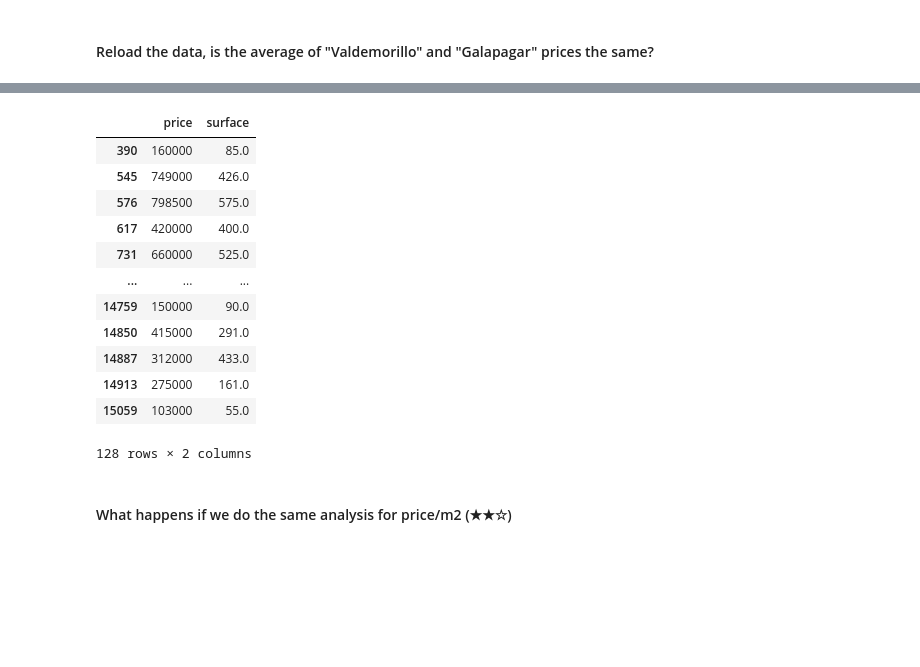
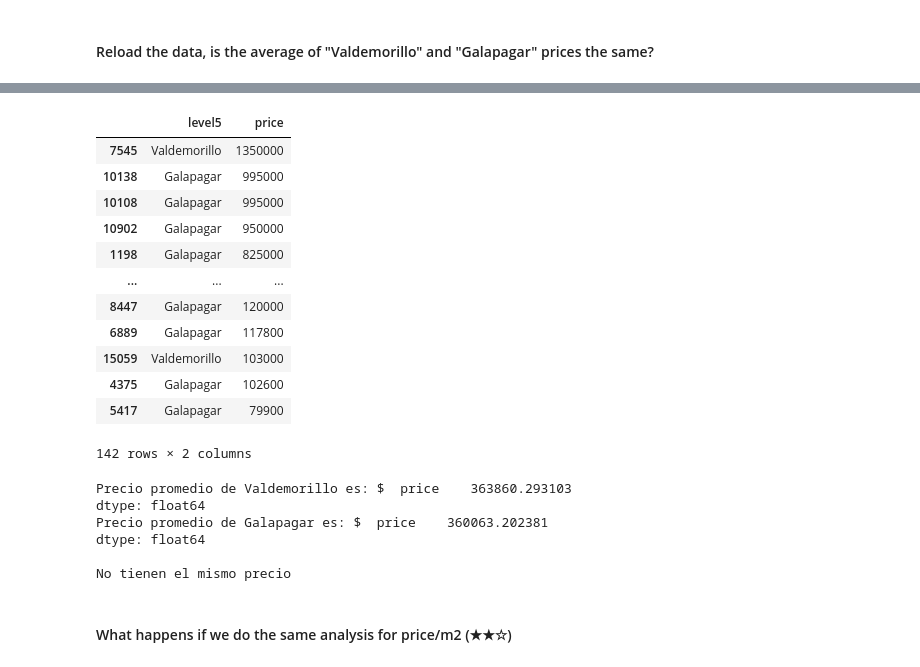
Before and after one commit to 4GeeksAcademy/realestate-datacleanup-exercise, a Jupyter notebook: project.ipynb, the cells around one changed output, grey strips where cells are left out. Drawn from its saved outputs; the diff is of its cells as text; code cells hidden in the pictures; blank space fills up the shorter version.

```diff
--- a/project.ipynb
+++ b/project.ipynb
@@ -345,20 +313,37 @@ memory usage: 6.7 KB
-# %%
-filtro = df[df['level5'].isin(('Valdemorillo', 'Galapagar'))]
-filtro[[ 'price', 'surface']].dropna()
-# %% [output]
-|  | price | surface |
-| 390 | 160000 | 85.0 |
-| 545 | 749000 | 426.0 |
-| 576 | 798500 | 575.0 |
-| 617 | 420000 | 400.0 |
-| 731 | 660000 | 525.0 |
-| ... | ... | ... |
-| 14759 | 150000 | 90.0 |
-| 14850 | 415000 | 291.0 |
-| 14887 | 312000 | 433.0 |
-| 14913 | 275000 | 161.0 |
-| 15059 | 103000 | 55.0 |
-128 rows × 2 columns
+# %%
+prueba3= df[df['level5'] == 'Valdemorillo']
+prueba4= df[df['level5'] == 'Galapagar']
+prueba3 = pd.DataFrame(prueba3)
+prueba4 = pd.DataFrame(prueba4)
+prueba5= pd.concat([prueba3, prueba4])
+prueba6= prueba5[['level5', 'price']].sort_values(by='price', ascending=False)
+prueba6
+# %% [output]
+|  | level5 | price |
+| 7545 | Valdemorillo | 1350000 |
+| 10138 | Galapagar | 995000 |
+| 10108 | Galapagar | 995000 |
+| 10902 | Galapagar | 950000 |
+| 1198 | Galapagar | 825000 |
+| ... | ... | ... |
+| 8447 | Galapagar | 120000 |
+| 6889 | Galapagar | 117800 |
+| 15059 | Valdemorillo | 103000 |
+| 4375 | Galapagar | 102600 |
+| 5417 | Galapagar | 79900 |
+142 rows × 2 columns
+# %%
+print("Precio promedio de Valdemorillo es: $ ", prueba6[prueba6['level5'] == 'Valdemorillo'].mean())
+print("Precio promedio de Galapagar es: $ ", prueba6[prueba6['level5'] == 'Galapagar'].mean())
+print()
+print("No tienen el mismo precio")
+# %% [output]
+Precio promedio de Valdemorillo es: $  price    363860.293103
+dtype: float64
+Precio promedio de Galapagar es: $  price    360063.202381
+dtype: float64
+
+No tienen el mismo precio
 # %% [markdown]
 #### What happens if we do the same analysis for price/m2 (★★☆)
 # %%
```
Also changed, not shown: parts of 9 cells of this notebook.
